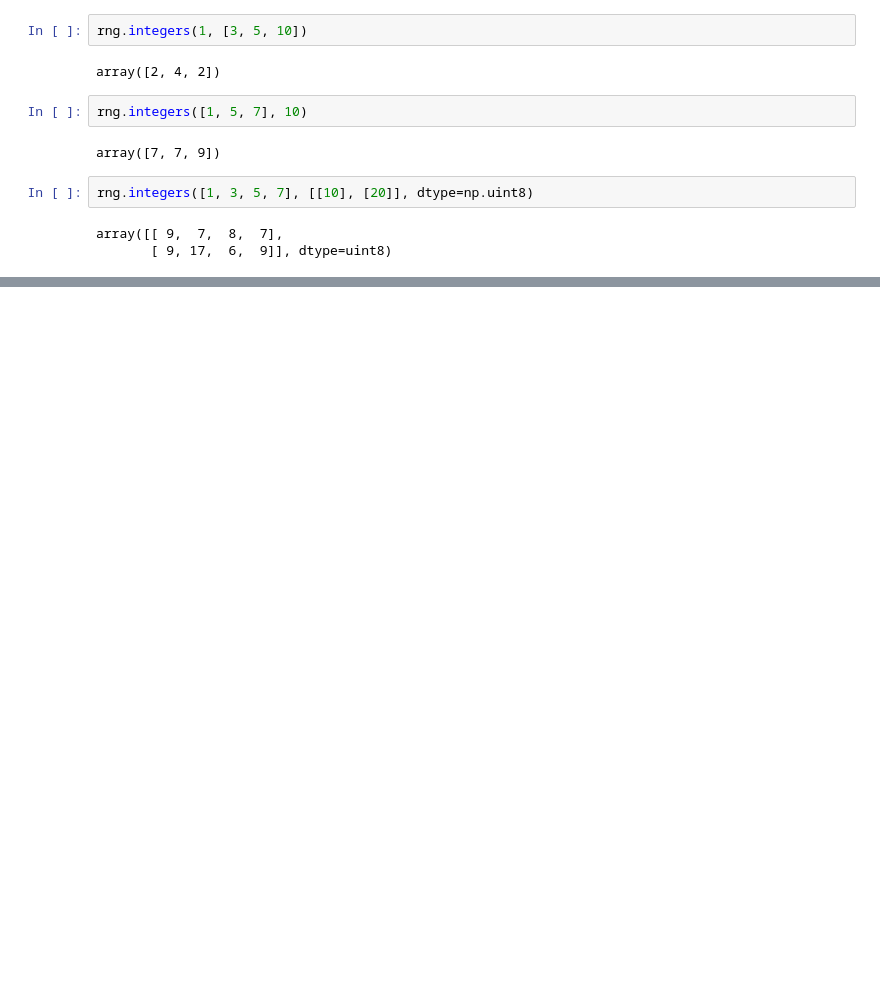
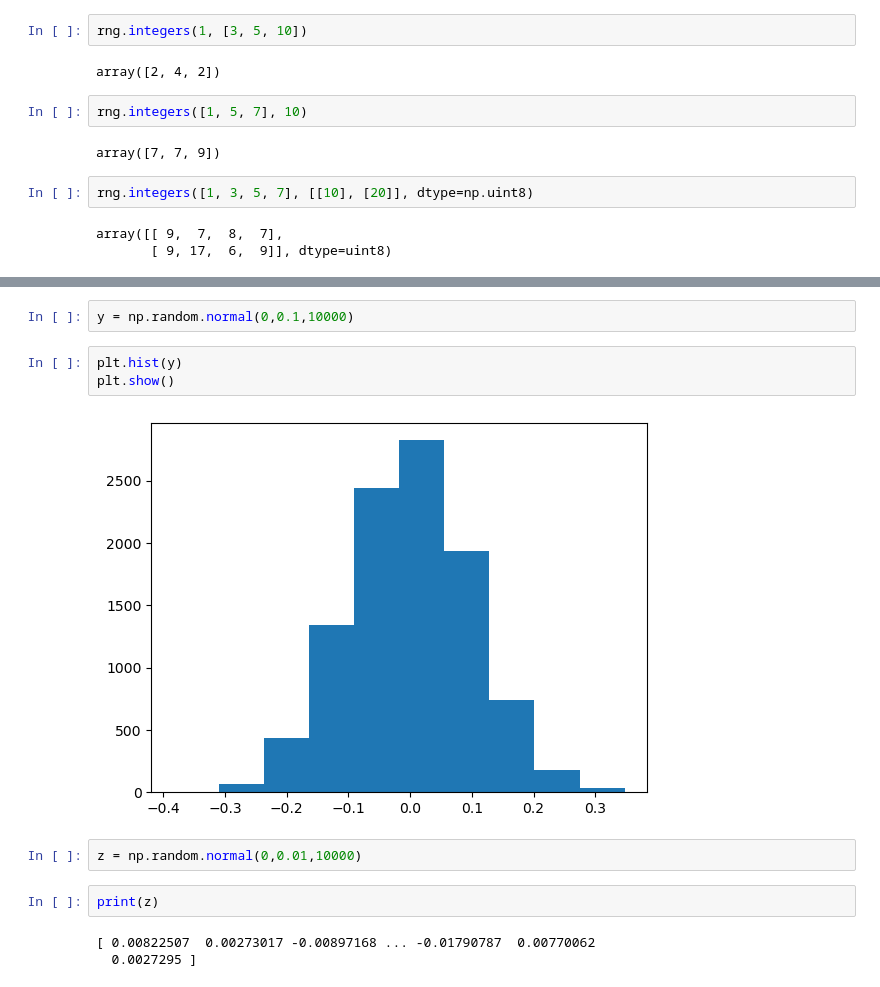
Before and after one commit to nurbujang/myworkw23, a Jupyter notebook: numpyprog.ipynb, the cells around one changed output, grey strips where cells are left out. Drawn from its saved outputs; the diff is of its cells as text; blank space fills up the shorter version.

```diff
--- a/numpyprog.ipynb
+++ b/numpyprog.ipynb
@@ -126,0 +157,14 @@ array([[ 9,  7,  8,  7],
+# %%
+y = np.random.normal(0,0.1,10000)
+# %%
+plt.hist(y)
+plt.show()
+# %% [output]
+[figure, added]
+# %%
+z = np.random.normal(0,0.01,10000)
+# %%
+print(z)
+# %% [output]
+[ 0.00822507  0.00273017 -0.00897168 ... -0.01790787  0.00770062
+  0.0027295 ]
```
Also changed, not shown: parts of 3 cells of this notebook.
